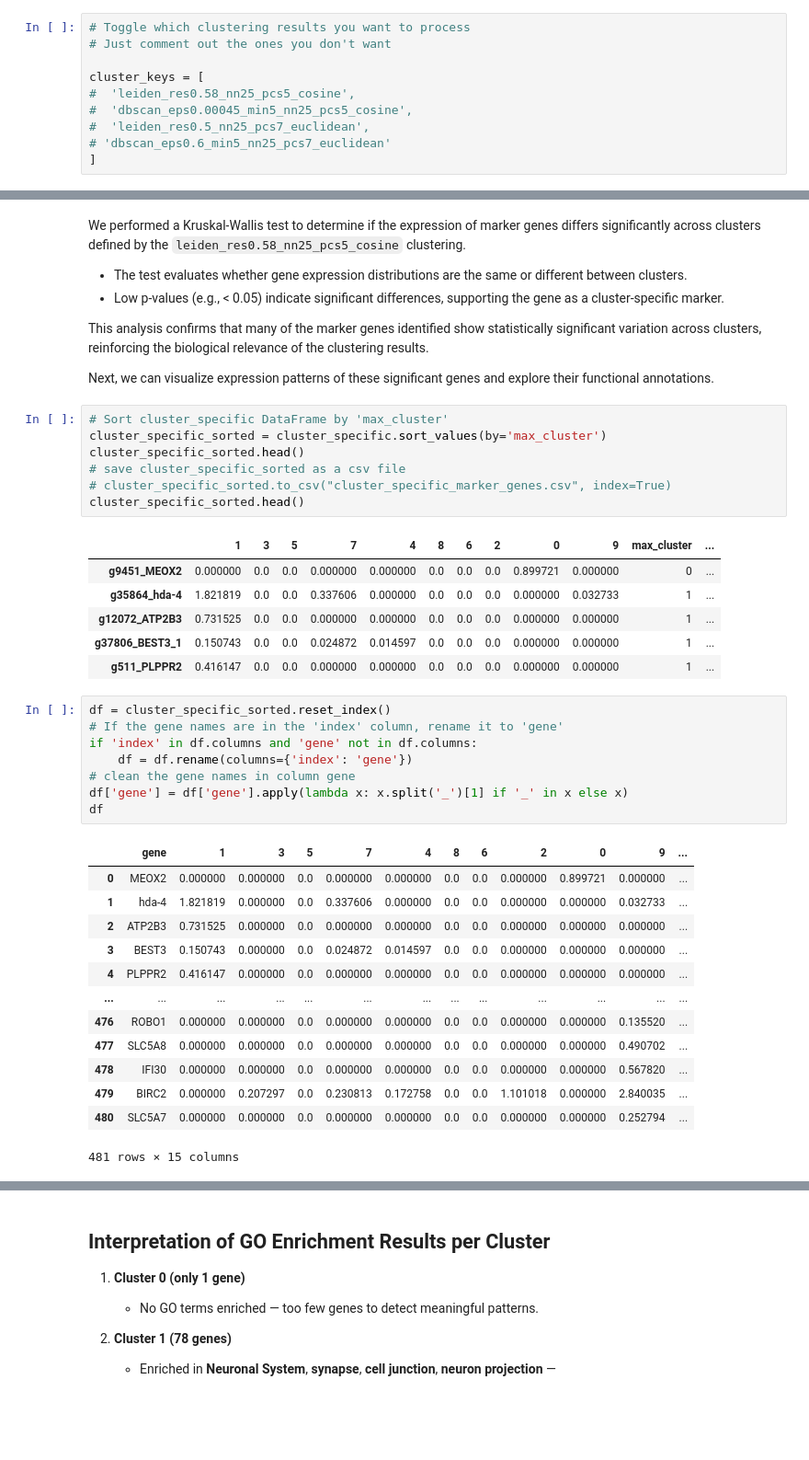
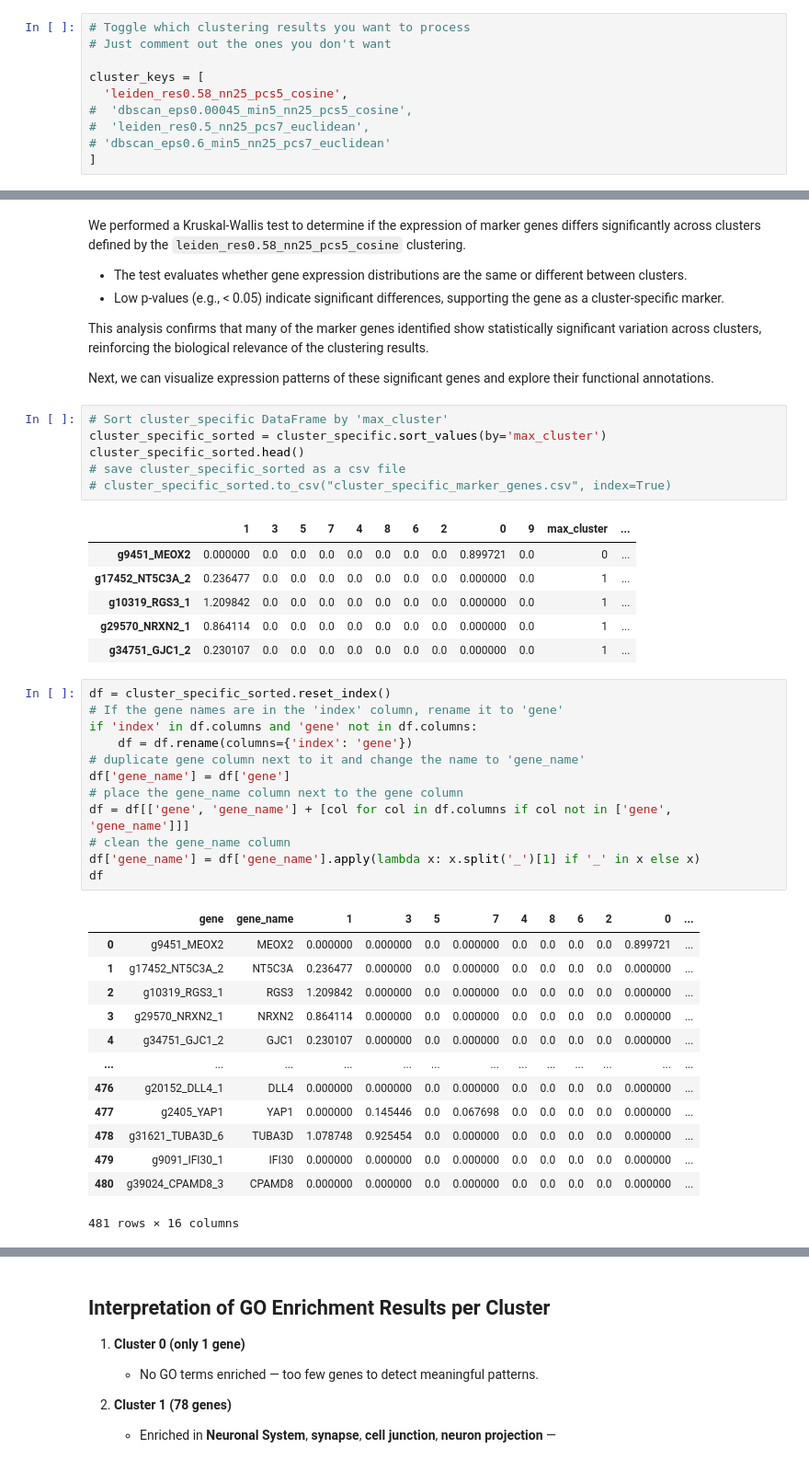
Before and after one commit to ateferos77/Butryllus_Brain_scRNAseq, a Jupyter notebook: Botryllus_dataset2_Base.ipynb, the cells around one changed output, grey strips where cells are left out. Shown at 92% size. Saved outputs shown, nothing was run; the diff lists cells and outputs as text; blank space fills up the shorter version.

```diff
--- a/Botryllus_dataset2_Base.ipynb
+++ b/Botryllus_dataset2_Base.ipynb
@@ -492,7 +492,7 @@ def extract_suffix(s):
 # Just comment out the ones you don't want
 
 cluster_keys = [
-#  'leiden_res0.58_nn25_pcs5_cosine',
+  'leiden_res0.58_nn25_pcs5_cosine',
 #  'dbscan_eps0.00045_min5_nn25_pcs5_cosine',
 #  'leiden_res0.5_nn25_pcs7_euclidean',
 # 'dbscan_eps0.6_min5_nn25_pcs7_euclidean'
@@ -1100,36 +1082,39 @@ cluster_specific_sorted = cluster_specific.sort_values(by='max_cluster')
 cluster_specific_sorted.head()
 # save cluster_specific_sorted as a csv file
 # cluster_specific_sorted.to_csv("cluster_specific_marker_genes.csv", index=True)
-cluster_specific_sorted.head()
 # %% [output]
 |  | 1 | 3 | 5 | 7 | 4 | 8 | 6 | 2 | 0 | 9 | max_cluster | ... |
-| g9451_MEOX2 | 0.000000 | 0.0 | 0.0 | 0.000000 | 0.000000 | 0.0 | 0.0 | 0.0 | 0.899721 | 0.000000 | 0 | ... |
-| g35864_hda-4 | 1.821819 | 0.0 | 0.0 | 0.337606 | 0.000000 | 0.0 | 0.0 | 0.0 | 0.000000 | 0.032733 | 1 | ... |
-| g12072_ATP2B3 | 0.731525 | 0.0 | 0.0 | 0.000000 | 0.000000 | 0.0 | 0.0 | 0.0 | 0.000000 | 0.000000 | 1 | ... |
-| g37806_BEST3_1 | 0.150743 | 0.0 | 0.0 | 0.024872 | 0.014597 | 0.0 | 0.0 | 0.0 | 0.000000 | 0.000000 | 1 | ... |
-| g511_PLPPR2 | 0.416147 | 0.0 | 0.0 | 0.000000 | 0.000000 | 0.0 | 0.0 | 0.0 | 0.000000 | 0.000000 | 1 | ... |
+| g9451_MEOX2 | 0.000000 | 0.0 | 0.0 | 0.0 | 0.0 | 0.0 | 0.0 | 0.0 | 0.899721 | 0.0 | 0 | ... |
+| g17452_NT5C3A_2 | 0.236477 | 0.0 | 0.0 | 0.0 | 0.0 | 0.0 | 0.0 | 0.0 | 0.000000 | 0.0 | 1 | ... |
+| g10319_RGS3_1 | 1.209842 | 0.0 | 0.0 | 0.0 | 0.0 | 0.0 | 0.0 | 0.0 | 0.000000 | 0.0 | 1 | ... |
+| g29570_NRXN2_1 | 0.864114 | 0.0 | 0.0 | 0.0 | 0.0 | 0.0 | 0.0 | 0.0 | 0.000000 | 0.0 | 1 | ... |
+| g34751_GJC1_2 | 0.230107 | 0.0 | 0.0 | 0.0 | 0.0 | 0.0 | 0.0 | 0.0 | 0.000000 | 0.0 | 1 | ... |
 # %%
 df = cluster_specific_sorted.reset_index()
 # If the gene names are in the 'index' column, rename it to 'gene'
 if 'index' in df.columns and 'gene' not in df.columns:
 	df = df.rename(columns={'index': 'gene'})
-# clean the gene names in column gene
-df['gene'] = df['gene'].apply(lambda x: x.split('_')[1] if '_' in x else x)
+# duplicate gene column next to it and change the name to 'gene_name'
+df['gene_name'] = df['gene']
+# place the gene_name column next to the gene column
+df = df[['gene', 'gene_name'] + [col for col in df.columns if col not in ['gene', 'gene_name']]]
+# clean the gene_name column
+df['gene_name'] = df['gene_name'].apply(lambda x: x.split('_')[1] if '_' in x else x)
 df
 # %% [output]
-|  | gene | 1 | 3 | 5 | 7 | 4 | 8 | 6 | 2 | 0 | 9 | ... |
-| 0 | MEOX2 | 0.000000 | 0.000000 | 0.0 | 0.000000 | 0.000000 | 0.0 | 0.0 | 0.000000 | 0.899721 | 0.000000 | ... |
-| 1 | hda-4 | 1.821819 | 0.000000 | 0.0 | 0.337606 | 0.000000 | 0.0 | 0.0 | 0.000000 | 0.000000 | 0.032733 | ... |
-| 2 | ATP2B3 | 0.731525 | 0.000000 | 0.0 | 0.000000 | 0.000000 | 0.0 | 0.0 | 0.000000 | 0.000000 | 0.000000 | ... |
-| 3 | BEST3 | 0.150743 | 0.000000 | 0.0 | 0.024872 | 0.014597 | 0.0 | 0.0 | 0.000000 | 0.000000 | 0.000000 | ... |
-| 4 | PLPPR2 | 0.416147 | 0.000000 | 0.0 | 0.000000 | 0.000000 | 0.0 | 0.0 | 0.000000 | 0.000000 | 0.000000 | ... |
+|  | gene | gene_name | 1 | 3 | 5 | 7 | 4 | 8 | 6 | 2 | 0 | ... |
+| 0 | g9451_MEOX2 | MEOX2 | 0.000000 | 0.000000 | 0.0 | 0.000000 | 0.0 | 0.0 | 0.0 | 0.0 | 0.899721 | ... |
+| 1 | g17452_NT5C3A_2 | NT5C3A | 0.236477 | 0.000000 | 0.0 | 0.000000 | 0.0 | 0.0 | 0.0 | 0.0 | 0.000000 | ... |
+| 2 | g10319_RGS3_1 | RGS3 | 1.209842 | 0.000000 | 0.0 | 0.000000 | 0.0 | 0.0 | 0.0 | 0.0 | 0.000000 | ... |
+| 3 | g29570_NRXN2_1 | NRXN2 | 0.864114 | 0.000000 | 0.0 | 0.000000 | 0.0 | 0.0 | 0.0 | 0.0 | 0.000000 | ... |
+| 4 | g34751_GJC1_2 | GJC1 | 0.230107 | 0.000000 | 0.0 | 0.000000 | 0.0 | 0.0 | 0.0 | 0.0 | 0.000000 | ... |
 | ... | ... | ... | ... | ... | ... | ... | ... | ... | ... | ... | ... | ... |
-| 476 | ROBO1 | 0.000000 | 0.000000 | 0.0 | 0.000000 | 0.000000 | 0.0 | 0.0 | 0.000000 | 0.000000 | 0.135520 | ... |
-| 477 | SLC5A8 | 0.000000 | 0.000000 | 0.0 | 0.000000 | 0.000000 | 0.0 | 0.0 | 0.000000 | 0.000000 | 0.490702 | ... |
-| 478 | IFI30 | 0.000000 | 0.000000 | 0.0 | 0.000000 | 0.000000 | 0.0 | 0.0 | 0.000000 | 0.000000 | 0.567820 | ... |
-| 479 | BIRC2 | 0.000000 | 0.207297 | 0.0 | 0.230813 | 0.172758 | 0.0 | 0.0 | 1.101018 | 0.000000 | 2.840035 | ... |
-| 480 | SLC5A7 | 0.000000 | 0.000000 | 0.0 | 0.000000 | 0.000000 | 0.0 | 0.0 | 0.000000 | 0.000000 | 0.252794 | ... |
+| 476 | g20152_DLL4_1 | DLL4 | 0.000000 | 0.000000 | 0.0 | 0.000000 | 0.0 | 0.0 | 0.0 | 0.0 | 0.000000 | ... |
+| 477 | g2405_YAP1 | YAP1 | 0.000000 | 0.145446 | 0.0 | 0.067698 | 0.0 | 0.0 | 0.0 | 0.0 | 0.000000 | ... |
+| 478 | g31621_TUBA3D_6 | TUBA3D | 1.078748 | 0.925454 | 0.0 | 0.000000 | 0.0 | 0.0 | 0.0 | 0.0 | 0.000000 | ... |
+| 479 | g9091_IFI30_1 | IFI30 | 0.000000 | 0.000000 | 0.0 | 0.000000 | 0.0 | 0.0 | 0.0 | 0.0 | 0.000000 | ... |
+| 480 | g39024_CPAMD8_3 | CPAMD8 | 0.000000 | 0.000000 | 0.0 | 0.000000 | 0.0 | 0.0 | 0.0 | 0.0 | 0.000000 | ... |
-481 rows × 15 columns
+481 rows × 16 columns
 # %%
 genes_per_cluster = df.groupby('max_cluster')['max_cluster'].count()
 print("Number of genes per cluster:")
```
Also changed, not shown: parts of 19 cells of this notebook.
